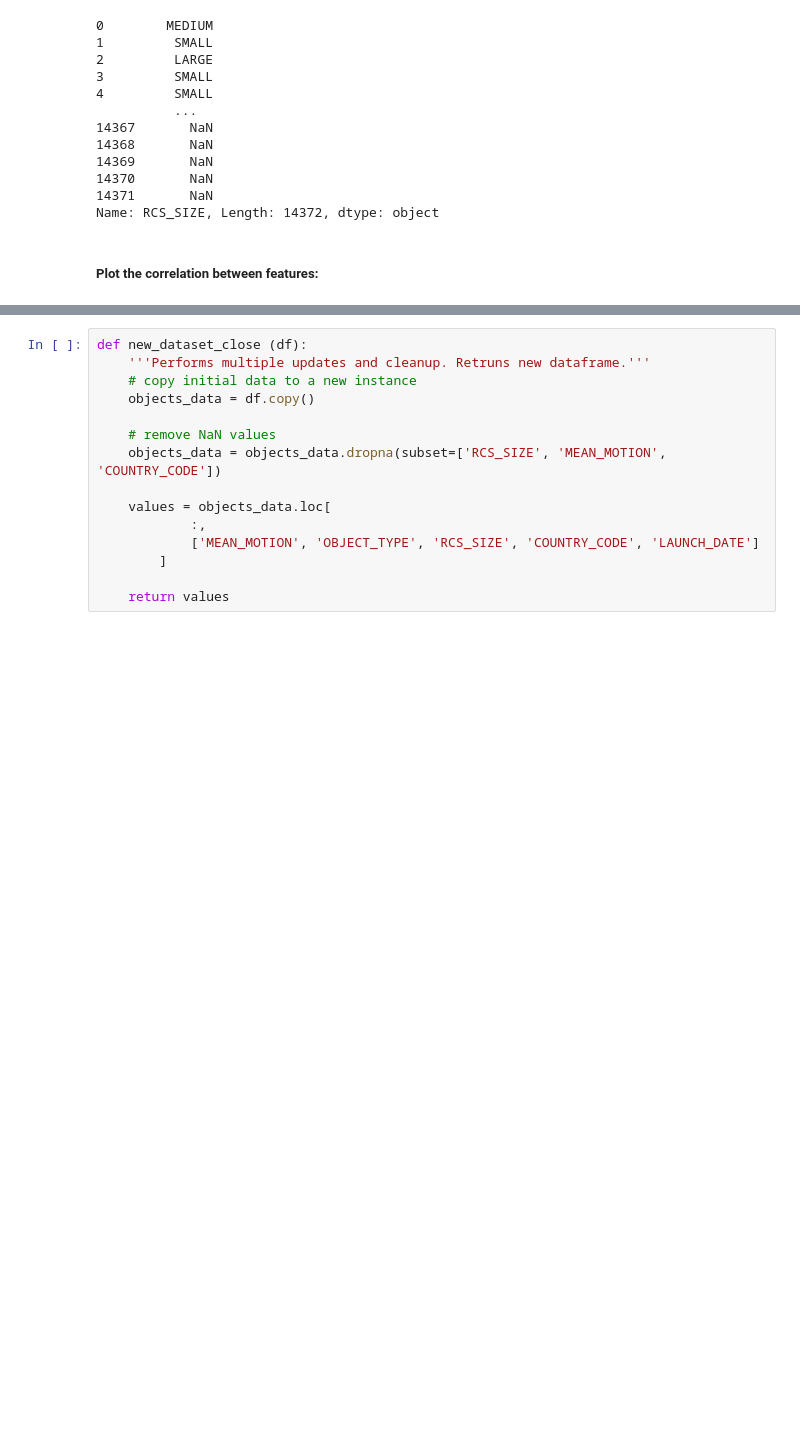
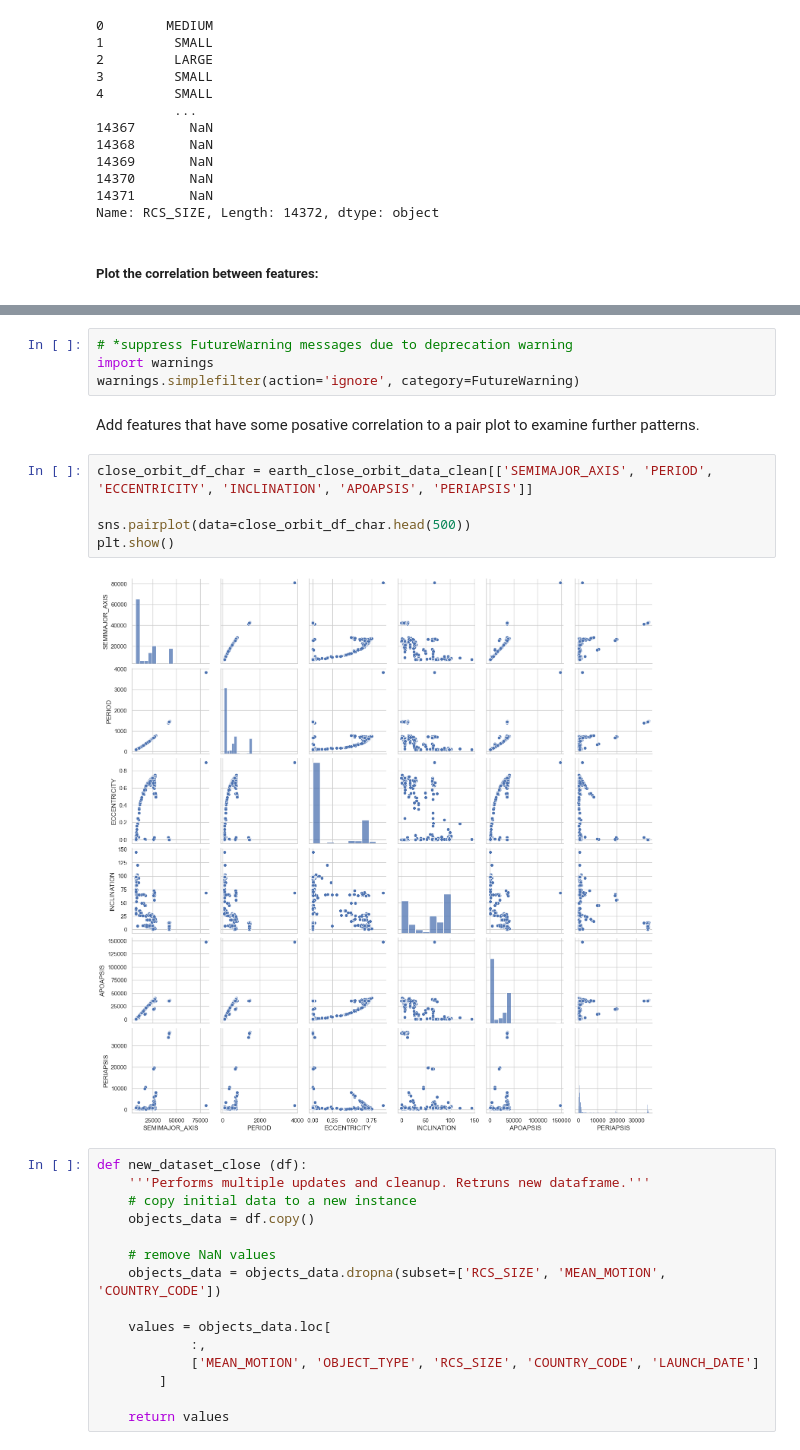
Before and after one commit to nikolayzhechev/Earth-Orbit-Objects-Analysis-and-Prediction, a Jupyter notebook: Earth Orbit Objects.ipynb, the cells around one changed output, grey strips where cells are left out. Cells and saved outputs as stored; diff of their text form; blank space fills up the shorter version.

```diff
--- a/Earth Orbit Objects.ipynb
+++ b/Earth Orbit Objects.ipynb
@@ -853,6 +855,19 @@ earth_close_orbit_data_clean.corr()
 | PERIAPSIS | -0.66105 | -0.03283 | -0.54314 | -0.05637 | 0.05024 | -0.02670 | -0.06791 | ... |
 | FILE | 0.08881 | -0.13485 | 0.00757 | -0.03565 | -0.04911 | 0.05720 | 0.05549 | ... |
 | GP_ID | 0.09236 | -0.13815 | 0.00296 | -0.03631 | -0.05323 | 0.06115 | 0.07306 | ... |
+# %%
+# *suppress FutureWarning messages due to deprecation warning
+import warnings
+warnings.simplefilter(action='ignore', category=FutureWarning)
+# %% [markdown]
+Add features that have some posative correlation to a pair plot to examine further patterns.
+# %%
+close_orbit_df_char = earth_close_orbit_data_clean[['SEMIMAJOR_AXIS', 'PERIOD', 'ECCENTRICITY', 'INCLINATION', 'APOAPSIS', 'PERIAPSIS']]
+
+sns.pairplot(data=close_orbit_df_char.head(500))
+plt.show()
+# %% [output]
+[figure, added]
 # %%
 def new_dataset_close (df):
     '''Performs multiple updates and cleanup. Retruns new dataframe.'''
```
Also changed, not shown: parts of 40 cells of this notebook, 1 other file.
